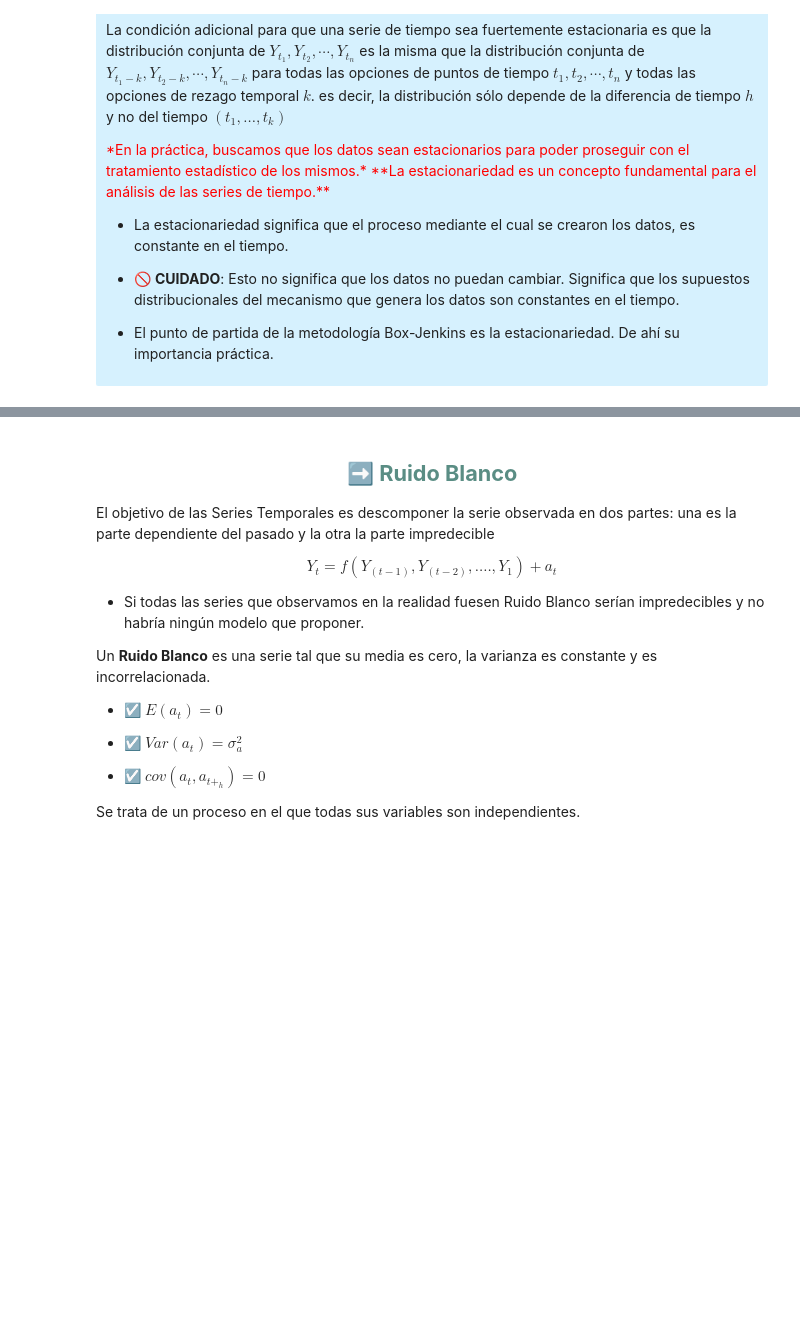
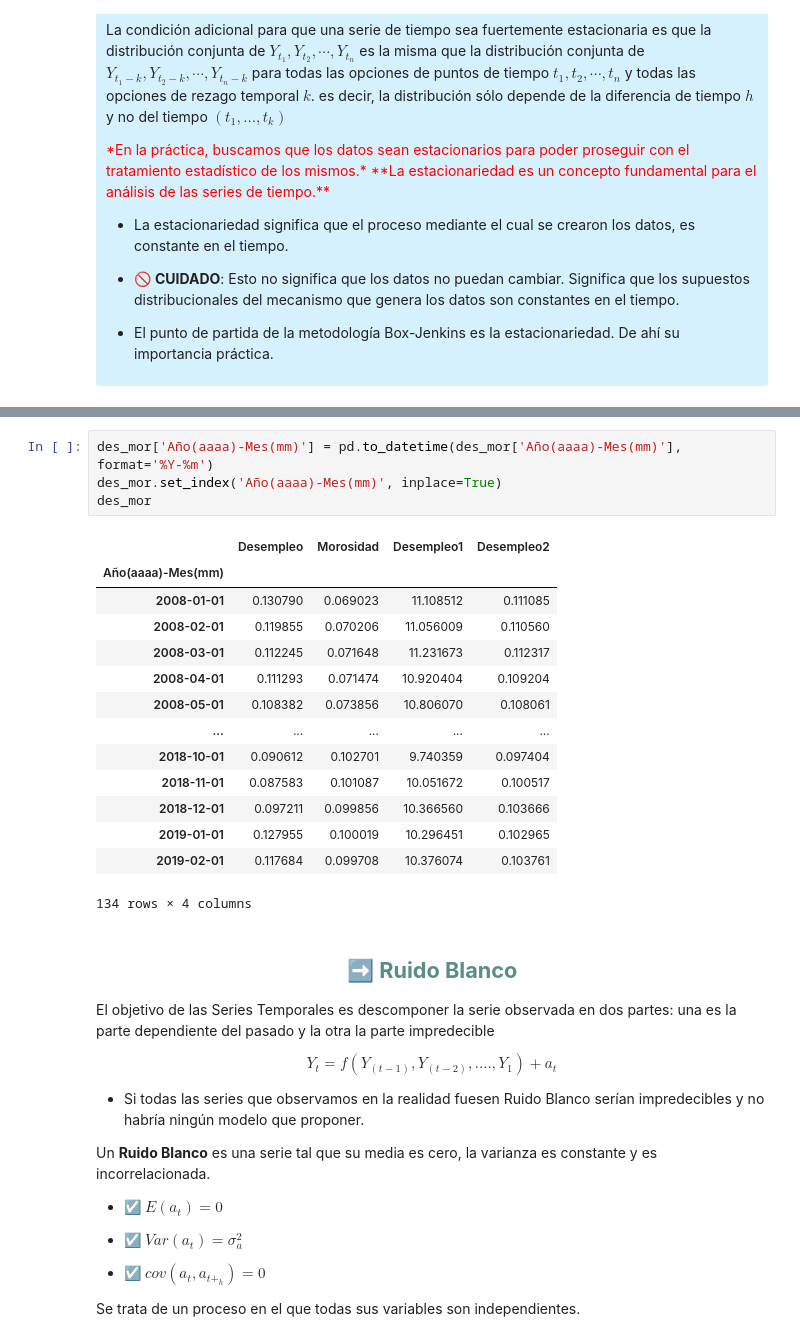
Before and after one commit to Wilsonsr/Series-de-Tiempo, a Jupyter notebook: Cuadernos Python/3_procesos_estacionarioa ARMA.ipynb, the cells around one changed output, grey strips where cells are left out. Saved outputs shown, nothing was run; the diff lists cells and outputs as text; blank space fills up the shorter version.

```diff
--- a/Cuadernos Python/3_procesos_estacionarioa ARMA.ipynb
+++ b/Cuadernos Python/3_procesos_estacionarioa ARMA.ipynb
@@ -177,3 +201,22 @@ tiempo.
+# %%
+des_mor['Año(aaaa)-Mes(mm)'] = pd.to_datetime(des_mor['Año(aaaa)-Mes(mm)'], format='%Y-%m')
+des_mor.set_index('Año(aaaa)-Mes(mm)', inplace=True)
+des_mor
+# %% [output]
+|  | Desempleo | Morosidad | Desempleo1 | Desempleo2 |
+| Año(aaaa)-Mes(mm) |  |  |  |  |
+| 2008-01-01 | 0.130790 | 0.069023 | 11.108512 | 0.111085 |
+| 2008-02-01 | 0.119855 | 0.070206 | 11.056009 | 0.110560 |
+| 2008-03-01 | 0.112245 | 0.071648 | 11.231673 | 0.112317 |
+| 2008-04-01 | 0.111293 | 0.071474 | 10.920404 | 0.109204 |
+| 2008-05-01 | 0.108382 | 0.073856 | 10.806070 | 0.108061 |
+| ... | ... | ... | ... | ... |
+| 2018-10-01 | 0.090612 | 0.102701 | 9.740359 | 0.097404 |
+| 2018-11-01 | 0.087583 | 0.101087 | 10.051672 | 0.100517 |
+| 2018-12-01 | 0.097211 | 0.099856 | 10.366560 | 0.103666 |
+| 2019-01-01 | 0.127955 | 0.100019 | 10.296451 | 0.102965 |
+| 2019-02-01 | 0.117684 | 0.099708 | 10.376074 | 0.103761 |
+134 rows × 4 columns
 # %% [markdown]
 <span style= "color: #5a8d84 ">
 
```
Also changed, not shown: parts of 4 cells of this notebook.
